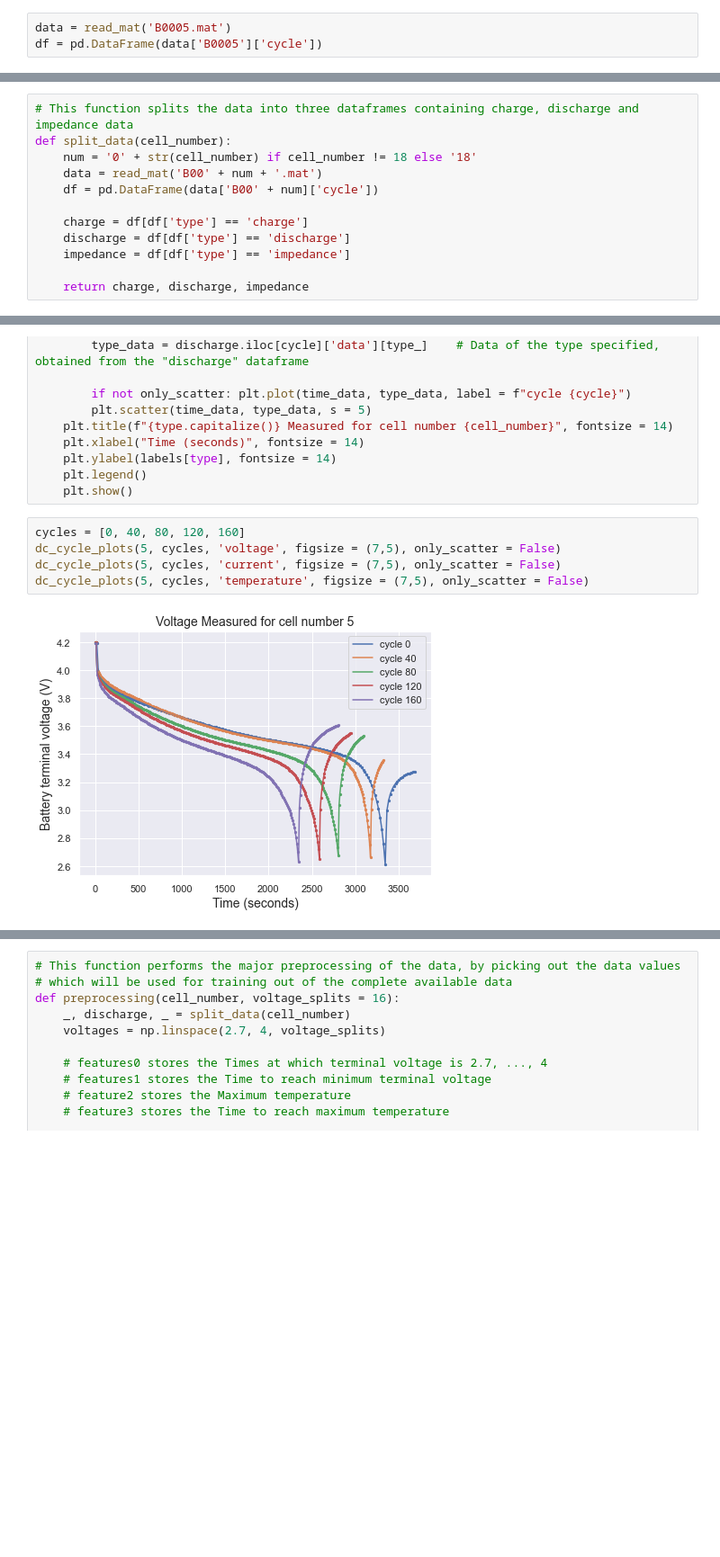
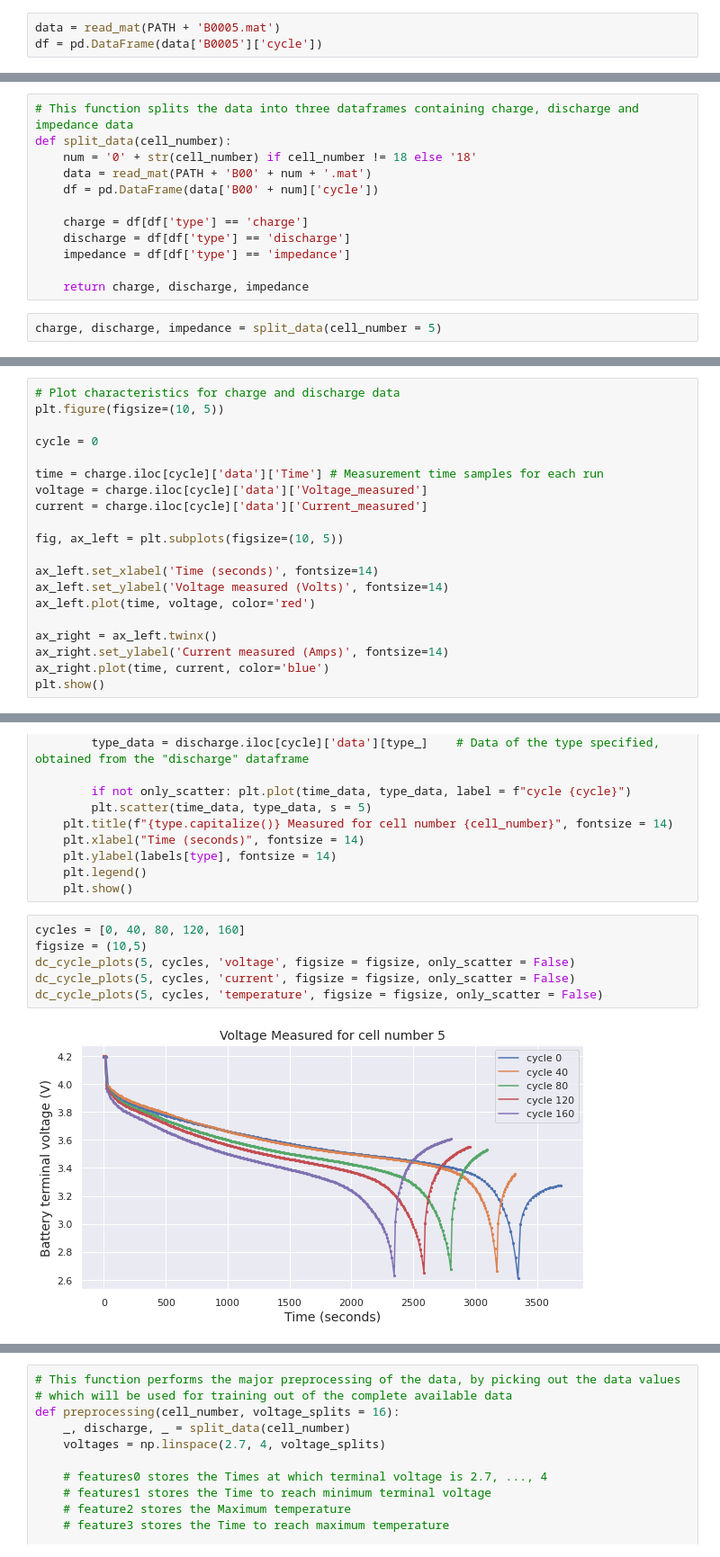
Before and after one commit to aweditya/ev-battery-degradation, a Jupyter notebook: Predicting RUL of EV Batteries.ipynb, the cells around one changed output, grey strips where cells are left out. Shown at 90% size. Cells and saved outputs as stored; diff of their text form; blank space fills up the shorter version.

```diff
--- a/Predicting RUL of EV Batteries.ipynb
+++ b/Predicting RUL of EV Batteries.ipynb
@@ -48,7 +58,7 @@ The data available is in a MATLAB structure and for ease of analysis, we use the
 
 Discharge data will be used for the purposes of RUL prediction while Impedance data will be used to explain the internal mechanisms resulting in battery degradation.
 # %%
-data = read_mat('B0005.mat')
+data = read_mat(PATH + 'B0005.mat')
 df = pd.DataFrame(data['B0005']['cycle'])
 # %%
 df
@@ -95,7 +120,7 @@ Column **time** contains the experiment start time in MATLAB date time format (Y
 # This function splits the data into three dataframes containing charge, discharge and impedance data
 def split_data(cell_number):
     num = '0' + str(cell_number) if cell_number != 18 else '18'
-    data = read_mat('B00' + num + '.mat')
+    data = read_mat(PATH + 'B00' + num + '.mat')
     df = pd.DataFrame(data['B00' + num]['cycle'])
 
     charge = df[df['type'] == 'charge']
@@ -103,3 +128,5 @@ def split_data(cell_number):
     impedance = df[df['type'] == 'impedance']
 
     return charge, discharge, impedance
+# %%
+charge, discharge, impedance = split_data(cell_number = 5)
@@ -105,0 +216,20 @@ def split_data(cell_number):
+# %%
+# Plot characteristics for charge and discharge data
+plt.figure(figsize=(10, 5))
+
+cycle = 0
+
+time = charge.iloc[cycle]['data']['Time'] # Measurement time samples for each run
+voltage = charge.iloc[cycle]['data']['Voltage_measured']
+current = charge.iloc[cycle]['data']['Current_measured']
+
+fig, ax_left = plt.subplots(figsize=(10, 5))
+
+ax_left.set_xlabel('Time (seconds)', fontsize=14)
+ax_left.set_ylabel('Voltage measured (Volts)', fontsize=14)
+ax_left.plot(time, voltage, color='red')
+
+ax_right = ax_left.twinx()
+ax_right.set_ylabel('Current measured (Amps)', fontsize=14)
+ax_right.plot(time, current, color='blue')
+plt.show()
@@ -128,8 +261,9 @@ def dc_cycle_plots(cell_number, cycle_list, type, figsize = (10,5), only_scatter
     plt.show()
 # %%
 cycles = [0, 40, 80, 120, 160]
-dc_cycle_plots(5, cycles, 'voltage', figsize = (7,5), only_scatter = False)
-dc_cycle_plots(5, cycles, 'current', figsize = (7,5), only_scatter = False)
-dc_cycle_plots(5, cycles, 'temperature', figsize = (7,5), only_scatter = False)
+figsize = (10,5)
+dc_cycle_plots(5, cycles, 'voltage', figsize = figsize, only_scatter = False)
+dc_cycle_plots(5, cycles, 'current', figsize = figsize, only_scatter = False)
+dc_cycle_plots(5, cycles, 'temperature', figsize = figsize, only_scatter = False)
 # %% [output]
-[figure, old version]
+[figure, new version]
```
Also changed, not shown: parts of 21 cells of this notebook.
